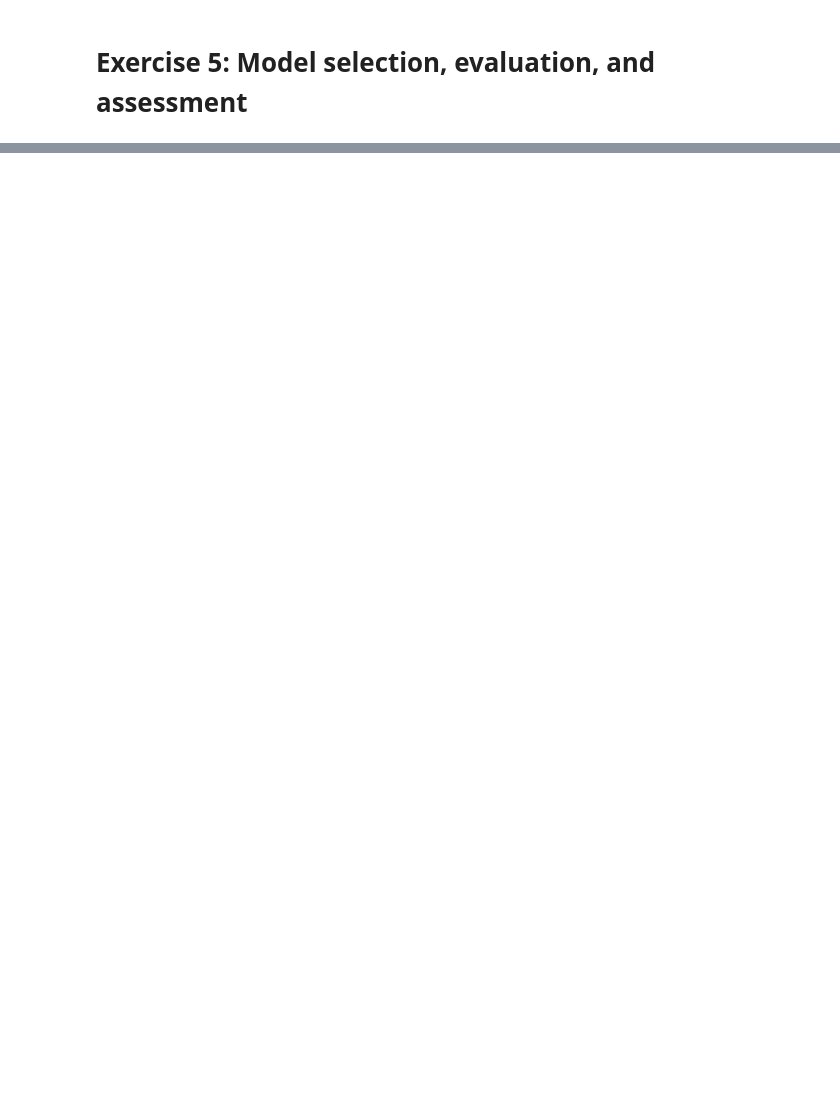
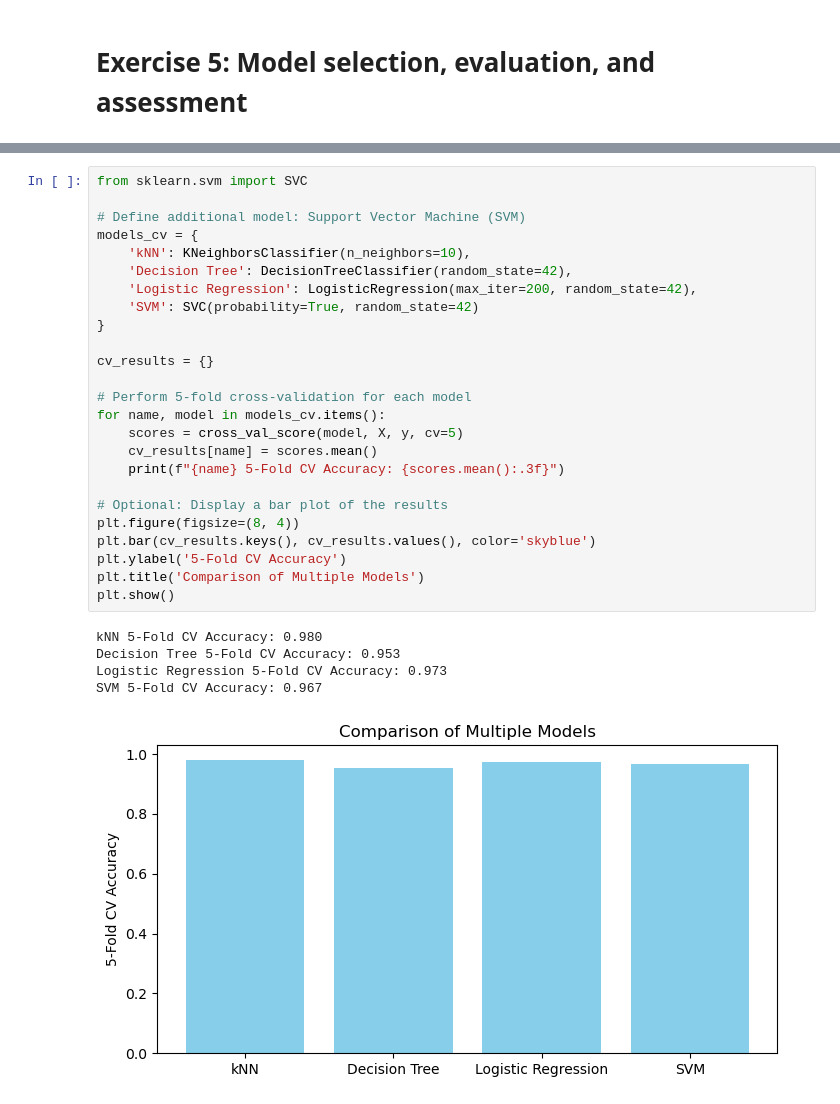
Before and after one commit to wegard/predictive-modelling-with-machine-learning, a Jupyter notebook: exercises/to_students/05_Model_selection_evaluation_and_assessment.ipynb, the cells around one changed output, grey strips where cells are left out. Drawn from its saved outputs; the diff is of its cells as text; blank space fills up the shorter version.

```diff
--- a/exercises/to_students/05_Model_selection_evaluation_and_assessment.ipynb
+++ b/exercises/to_students/05_Model_selection_evaluation_and_assessment.ipynb
@@ -51,0 +151,31 @@
+# %%
+from sklearn.svm import SVC
+
+# Define additional model: Support Vector Machine (SVM)
+models_cv = {
+    'kNN': KNeighborsClassifier(n_neighbors=10),
+    'Decision Tree': DecisionTreeClassifier(random_state=42),
+    'Logistic Regression': LogisticRegression(max_iter=200, random_state=42),
+    'SVM': SVC(probability=True, random_state=42)
+}
+
+cv_results = {}
+
+# Perform 5-fold cross-validation for each model
+for name, model in models_cv.items():
+    scores = cross_val_score(model, X, y, cv=5)
+    cv_results[name] = scores.mean()
+    print(f"{name} 5-Fold CV Accuracy: {scores.mean():.3f}")
+
+# Optional: Display a bar plot of the results
+plt.figure(figsize=(8, 4))
+plt.bar(cv_results.keys(), cv_results.values(), color='skyblue')
+plt.ylabel('5-Fold CV Accuracy')
+plt.title('Comparison of Multiple Models')
+plt.show()
+# %% [output]
+kNN 5-Fold CV Accuracy: 0.980
+Decision Tree 5-Fold CV Accuracy: 0.953
+Logistic Regression 5-Fold CV Accuracy: 0.973
+SVM 5-Fold CV Accuracy: 0.967
+[figure, added]
```
Also changed, not shown: parts of 4 cells of this notebook, 7 other files.
